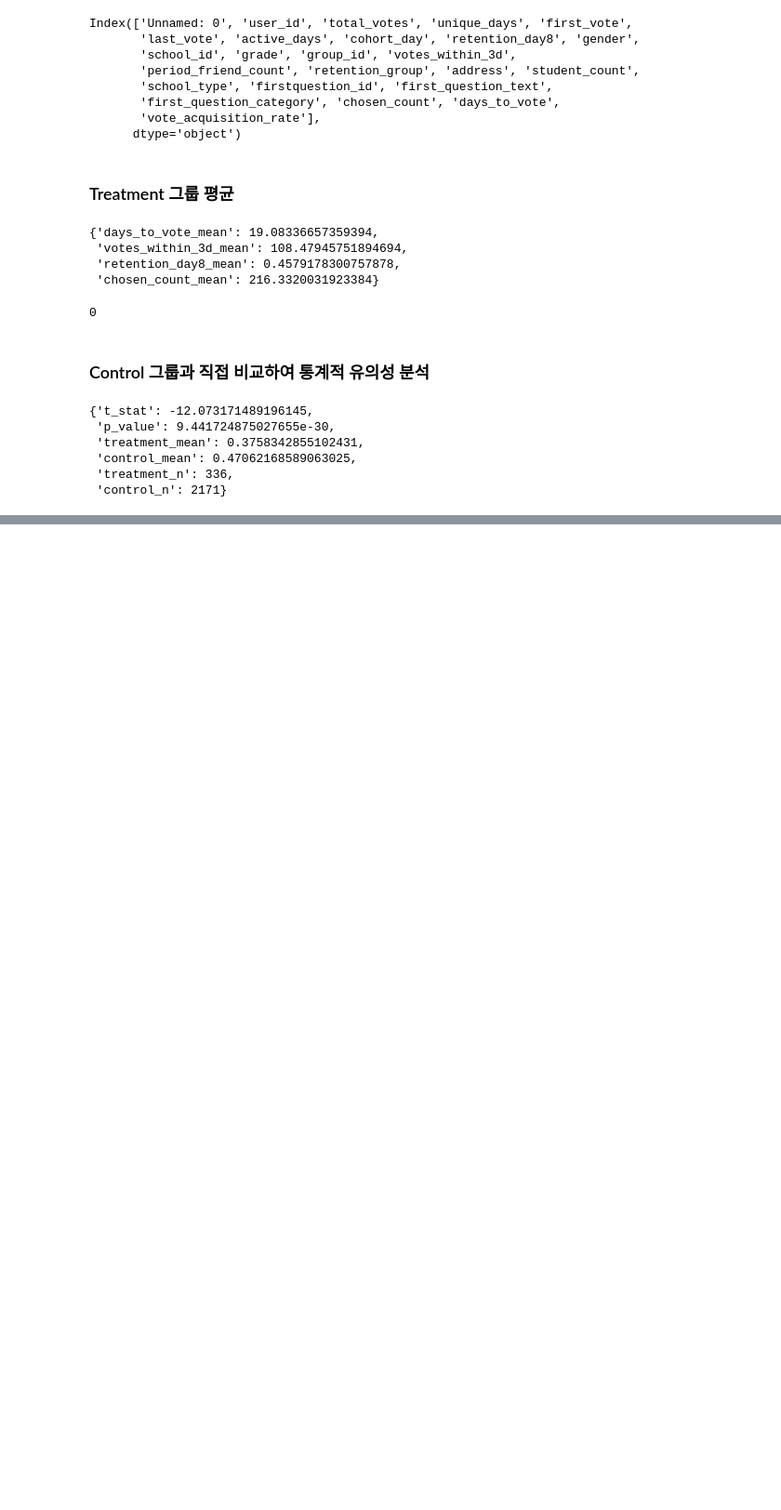
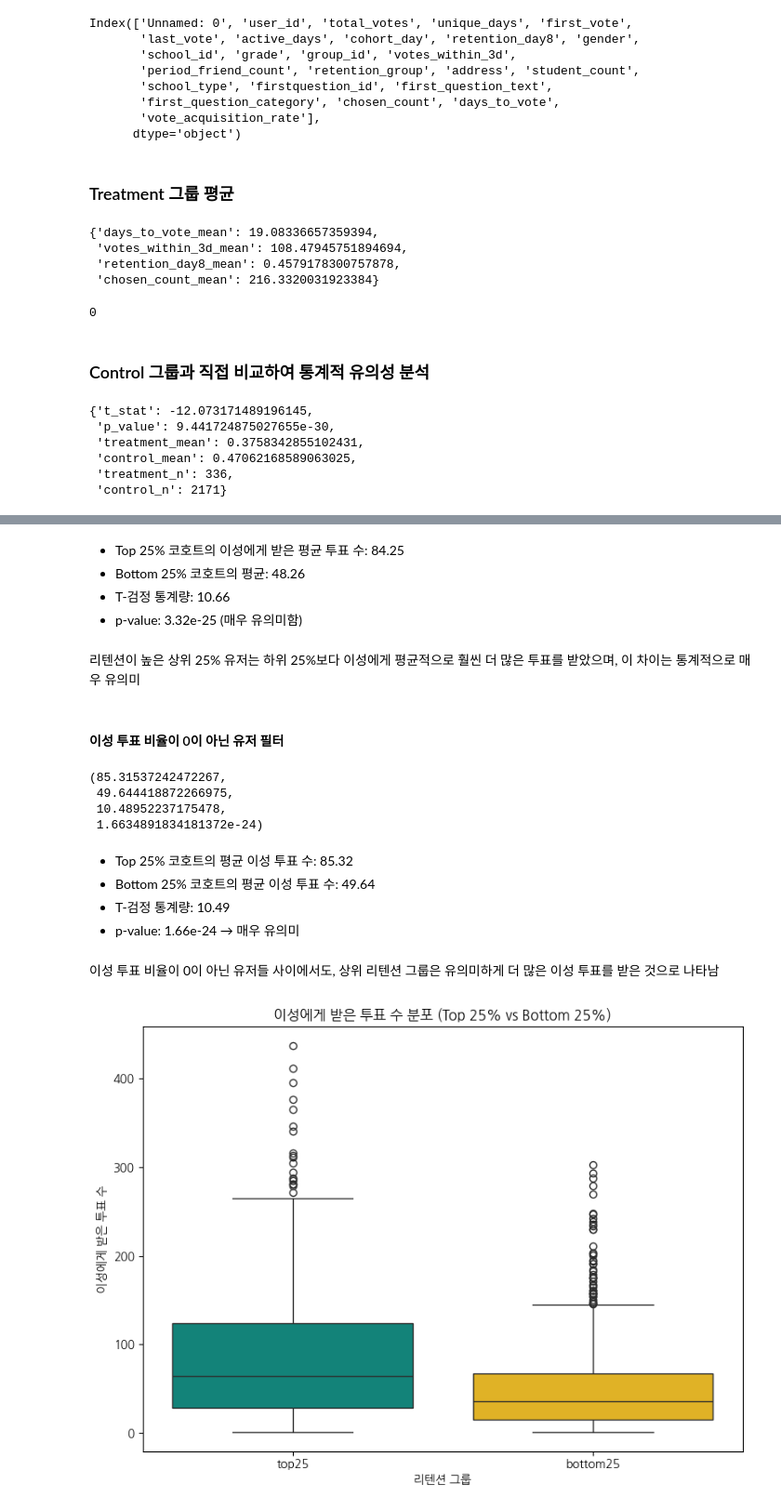
Before and after one commit to saeraniren/advanced_project, a Jupyter notebook: 최최종 마스터 테이블.ipynb, the cells around one changed output, grey strips where cells are left out. Shown: that part at 93% size. Drawn from its saved outputs; the diff is of its cells as text; code cells hidden in the pictures; blank space fills up the shorter version.

```diff
--- a/최최종 마스터 테이블.ipynb
+++ b/최최종 마스터 테이블.ipynb
@@ -267,0 +388,64 @@ control_mean = control_ret.mean()
+# %% [markdown]
+- Top 25% 코호트의 이성에게 받은 평균 투표 수: 84.25
+- Bottom 25% 코호트의 평균: 48.26
+- T-검정 통계량: 10.66
+- p-value: 3.32e-25 (매우 유의미함)
+# %% [markdown]
+ 리텐션이 높은 상위 25% 유저는 하위 25%보다 이성에게 평균적으로 훨씬 더 많은 투표를 받았으며, 이 차이는 통계적으로 매우 유의미
+# %% [markdown]
+#### 이성 투표 비율이 0이 아닌 유저 필터
+# %%
+# opposite_vote_ratio가 0이 아닌 데이터 필터링
+filtered_df = merged_df_6[merged_df_6["opposite_vote_ratio"] != 0]
+
+# top25 / bottom25 필터링
+top25_ratio = filtered_df[filtered_df["retention_group"] == "top25"]["opposite_votes_received"]
+bottom25_ratio = filtered_df[filtered_df["retention_group"] == "bottom25"]["opposite_votes_received"]
+
+# 평균
+top_mean_ratio = top25_ratio.mean()
+bottom_mean_ratio = bottom25_ratio.mean()
+
+# T-test
+t_stat_ratio, p_val_ratio = ttest_ind(top25_ratio.dropna(), bottom25_ratio.dropna(), equal_var=False)
+
+top_mean_ratio, bottom_mean_ratio, t_stat_ratio, p_val_ratio
+# %% [output]
+(85.31537242472267,
+ 49.644418872266975,
+ 10.48952237175478,
+ 1.6634891834181372e-24)
+# %% [markdown]
+- Top 25% 코호트의 평균 이성 투표 수: 85.32
+- Bottom 25% 코호트의 평균 이성 투표 수: 49.64
+- T-검정 통계량: 10.49
+- p-value: 1.66e-24 → 매우 유의미
+# %% [markdown]
+이성 투표 비율이 0이 아닌 유저들 사이에서도, 상위 리텐션 그룹은 유의미하게 더 많은 이성 투표를 받은 것으로 나타남
+# %%
+# 시각화용 데이터 준비
+plot_data = filtered_df[filtered_df["retention_group"].isin(["top25", "bottom25"])][
+    ["retention_group", "opposite_votes_received"]
+]
+
+# 색상 지정
+custom_palette = {"top25": "#009688", "bottom25": "#ffc107"}
+
+# 박스플롯 시각화 (색상 적용)
+plt.figure(figsize=(8, 6))
+sns.boxplot(
+    data=plot_data,
+    x="retention_group",
+    y="opposite_votes_received",
+    hue="retention_group",  # 추가
+    palette=custom_palette,
+    dodge=False,  # 그룹을 분리하지 않음
+    legend=False  # 범례 생략
+)
+plt.title("이성에게 받은 투표 수 분포 (Top 25% vs Bottom 25%)")
+plt.xlabel("리텐션 그룹")
+plt.ylabel("이성에게 받은 투표 수")
+plt.tight_layout()
+plt.show()
+# %% [output]
+[figure, added]
```
Also changed, not shown: parts of 31 cells of this notebook, 1 other file.
